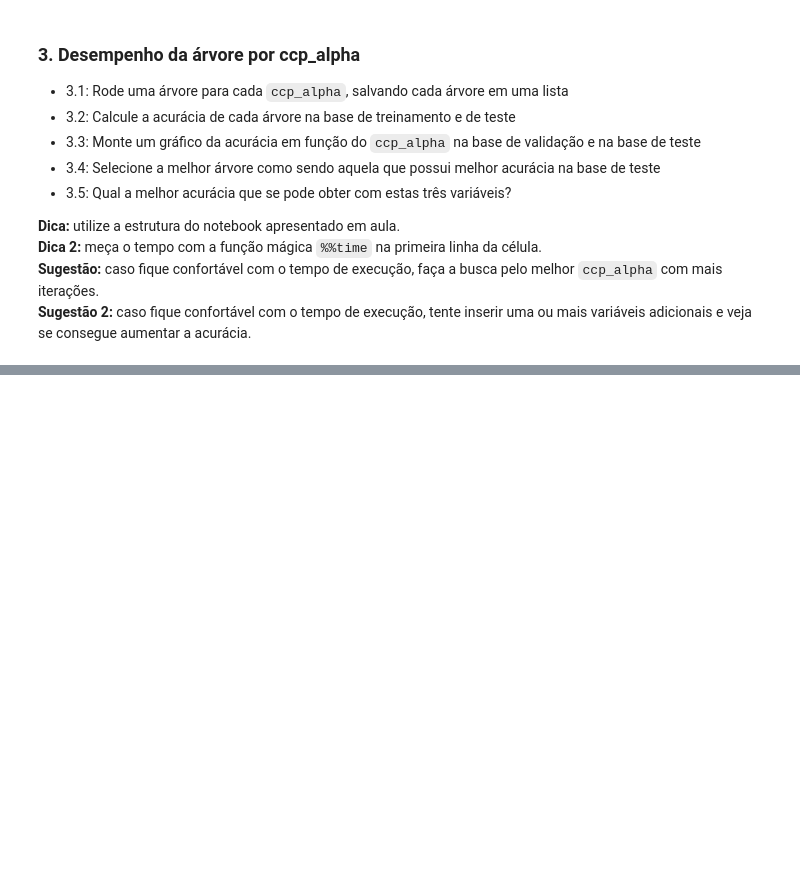
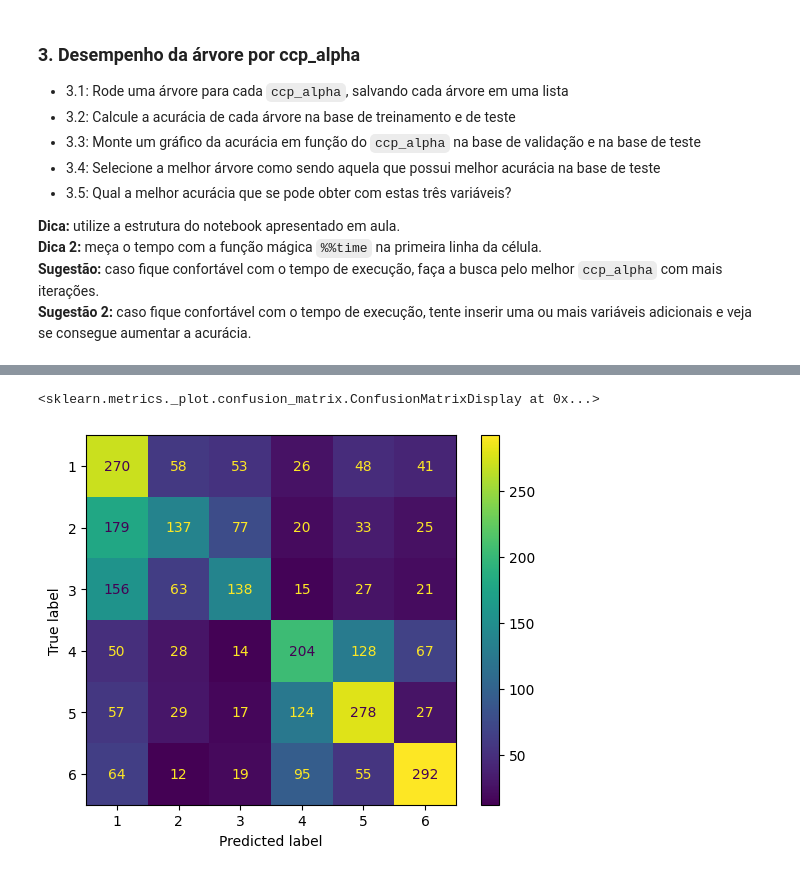
Before and after one commit to piresthiago10/estudos_data_science, a Jupyter notebook: modulo_17_arvores_2/mod17_tarefa_1.ipynb, the cells around one changed output, grey strips where cells are left out. Saved outputs shown, nothing was run; the diff lists cells and outputs as text; code cells hidden in the pictures; blank space fills up the shorter version.

```diff
--- a/modulo_17_arvores_2/mod17_tarefa_1.ipynb
+++ b/modulo_17_arvores_2/mod17_tarefa_1.ipynb
@@ -137,0 +187,3 @@ x_test_df
+# %%
+ind_melhor_arvore = len(test_scores) - test_scores[::-1].index(max(test_scores)) - 1
+melhor_arvore = clfs0[ind_melhor_arvore]
@@ -137,0 +194,5 @@ x_test_df
+# %%
+ConfusionMatrixDisplay.from_estimator(estimator=melhor_arvore, X=x_test_df, y=y_test_df)
+# %% [output]
+<sklearn.metrics._plot.confusion_matrix.ConfusionMatrixDisplay at 0x...>
+[figure, added]
```
Also changed, not shown: parts of 12 cells of this notebook.
